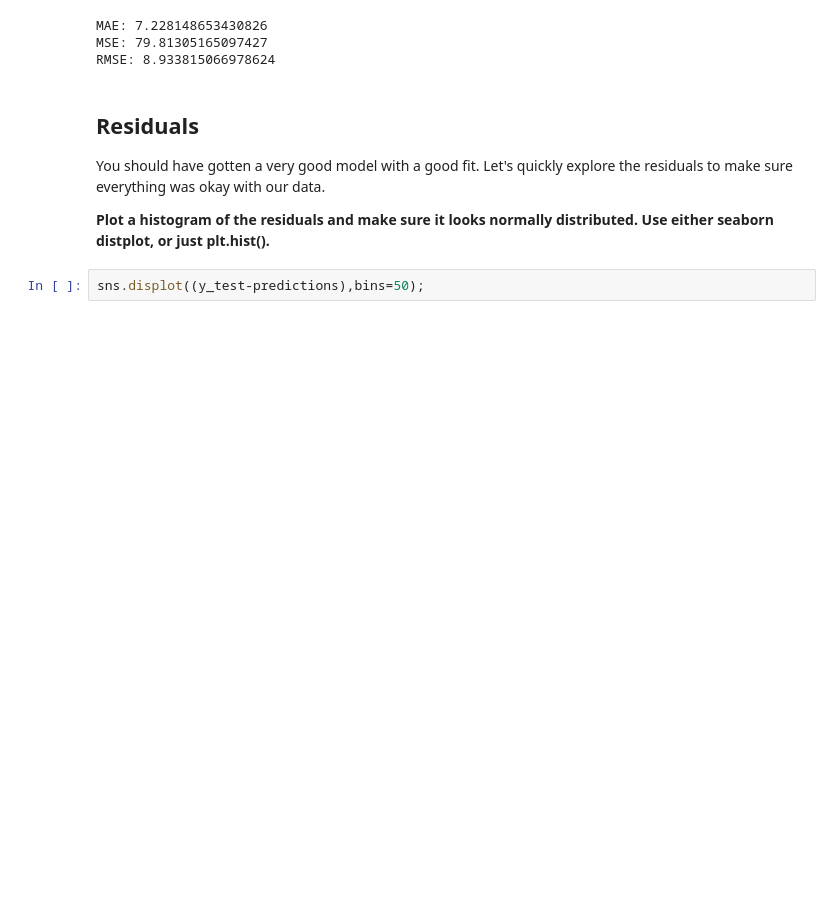
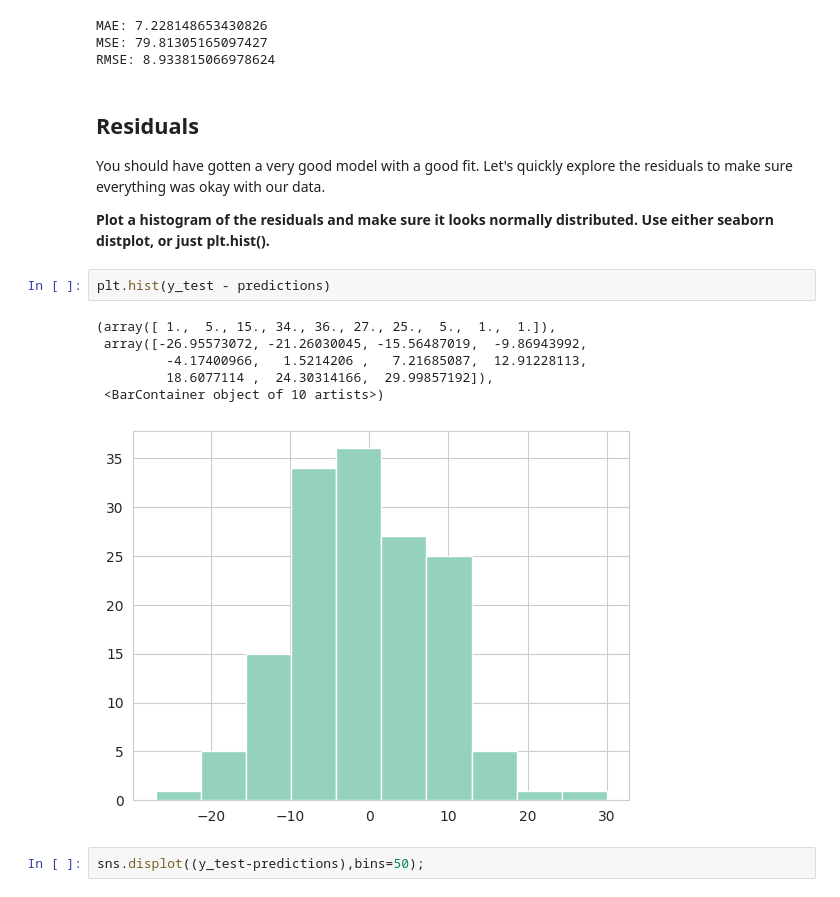
Before and after one commit to shfarhaan/ml-notebooks, a Jupyter notebook: Linear-Regression/03-Linear Regression Project - Solutions.ipynb, the cells around one changed output. Drawn from its saved outputs; the diff is of its cells as text; blank space fills up the shorter version.

```diff
--- a/Linear-Regression/03-Linear Regression Project - Solutions.ipynb
+++ b/Linear-Regression/03-Linear Regression Project - Solutions.ipynb
@@ -199,6 +199,15 @@ RMSE: 8.933815066978624
 You should have gotten a very good model with a good fit. Let's quickly explore the residuals to make sure everything was okay with our data.
 
 **Plot a histogram of the residuals and make sure it looks normally distributed. Use either seaborn distplot, or just plt.hist().**
+# %%
+plt.hist(y_test - predictions)
+# %% [output]
+(array([ 1.,  5., 15., 34., 36., 27., 25.,  5.,  1.,  1.]),
+ array([-26.95573072, -21.26030045, -15.56487019,  -9.86943992,
+         -4.17400966,   1.5214206 ,   7.21685087,  12.91228113,
+         18.6077114 ,  24.30314166,  29.99857192]),
+ <BarContainer object of 10 artists>)
+[figure, added]
 # %%
 sns.displot((y_test-predictions),bins=50);
 # %% [output]
```
